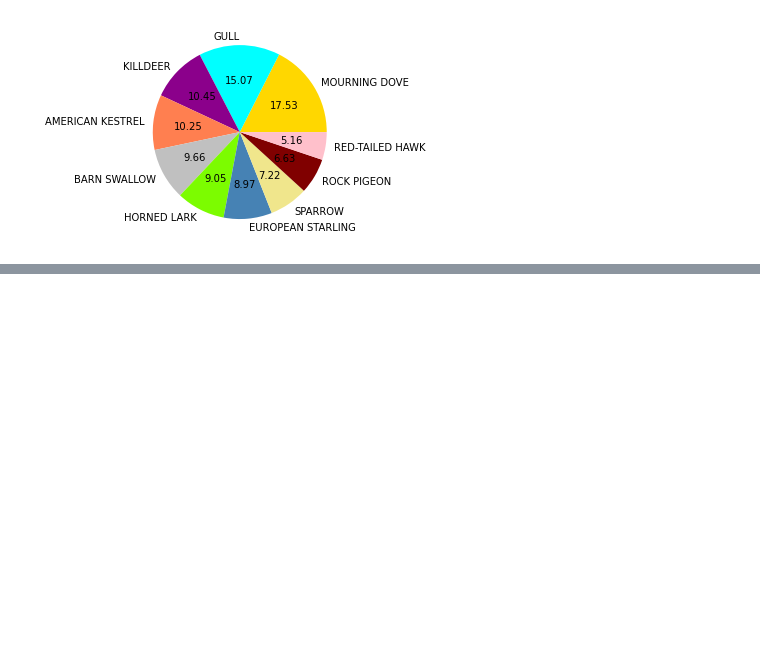
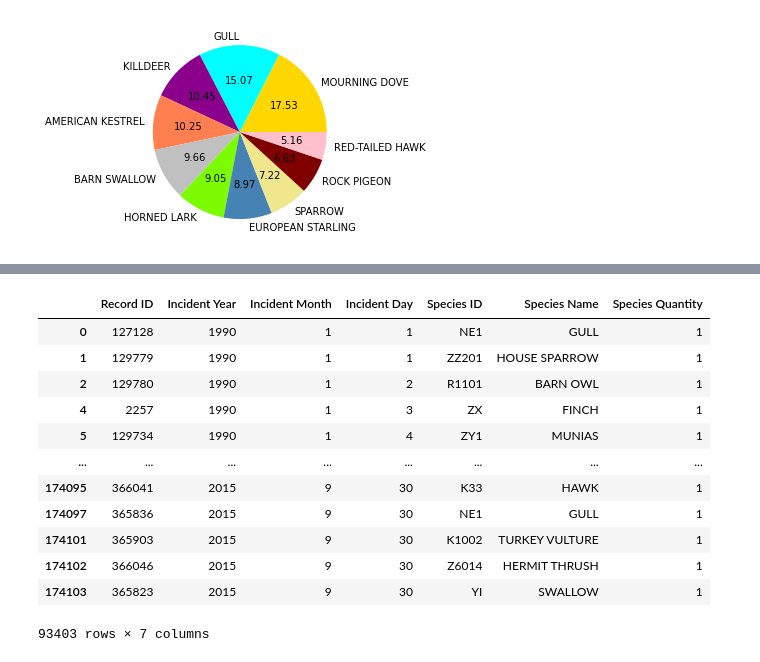
Before and after one commit to kplam624/Birds-Plane-Incident-Analysis, a Jupyter notebook: Starter_code_planes.ipynb, the cells around one changed output, grey strips where cells are left out. Cells and saved outputs as stored; diff of their text form; code cells hidden in the pictures; blank space fills up the shorter version.

```diff
--- a/Starter_code_planes.ipynb
+++ b/Starter_code_planes.ipynb
@@ -152,0 +147,25 @@ dtype: int64
+# %%
+clean_df = df[['Record ID','Incident Year','Incident Month','Incident Day','Species ID'
+               ,'Species Name','Species Quantity']]
+
+clean_bird_df = clean_df.loc[(df['Species Name'] != 'UNKNOWN BIRD') &
+                       (df['Species Name'] != 'UNKNOWN MEDIUM BIRD') &
+                       (df['Species Name'] != 'UNKNOWN SMALL BIRD') &
+                       (df['Species Name'] != 'UNKNOWN TERRESTIAL BIRD') &
+                       (df['Species Name'] != 'UNKNOWN LARGE BIRD')
+                 ]
+clean_bird_df
+# %% [output]
+|  | Record ID | Incident Year | Incident Month | Incident Day | Species ID | Species Name | Species Quantity |
+| 0 | 127128 | 1990 | 1 | 1 | NE1 | GULL | 1 |
+| 1 | 129779 | 1990 | 1 | 1 | ZZ201 | HOUSE SPARROW | 1 |
+| 2 | 129780 | 1990 | 1 | 2 | R1101 | BARN OWL | 1 |
+| 4 | 2257 | 1990 | 1 | 3 | ZX | FINCH | 1 |
+| 5 | 129734 | 1990 | 1 | 4 | ZY1 | MUNIAS | 1 |
+| ... | ... | ... | ... | ... | ... | ... | ... |
+| 174095 | 366041 | 2015 | 9 | 30 | K33 | HAWK | 1 |
+| 174097 | 365836 | 2015 | 9 | 30 | NE1 | GULL | 1 |
+| 174101 | 365903 | 2015 | 9 | 30 | K1002 | TURKEY VULTURE | 1 |
+| 174102 | 366046 | 2015 | 9 | 30 | Z6014 | HERMIT THRUSH | 1 |
+| 174103 | 365823 | 2015 | 9 | 30 | YI | SWALLOW | 1 |
+93403 rows × 7 columns
```
Also changed, not shown: parts of 12 cells of this notebook, 1 other file.
